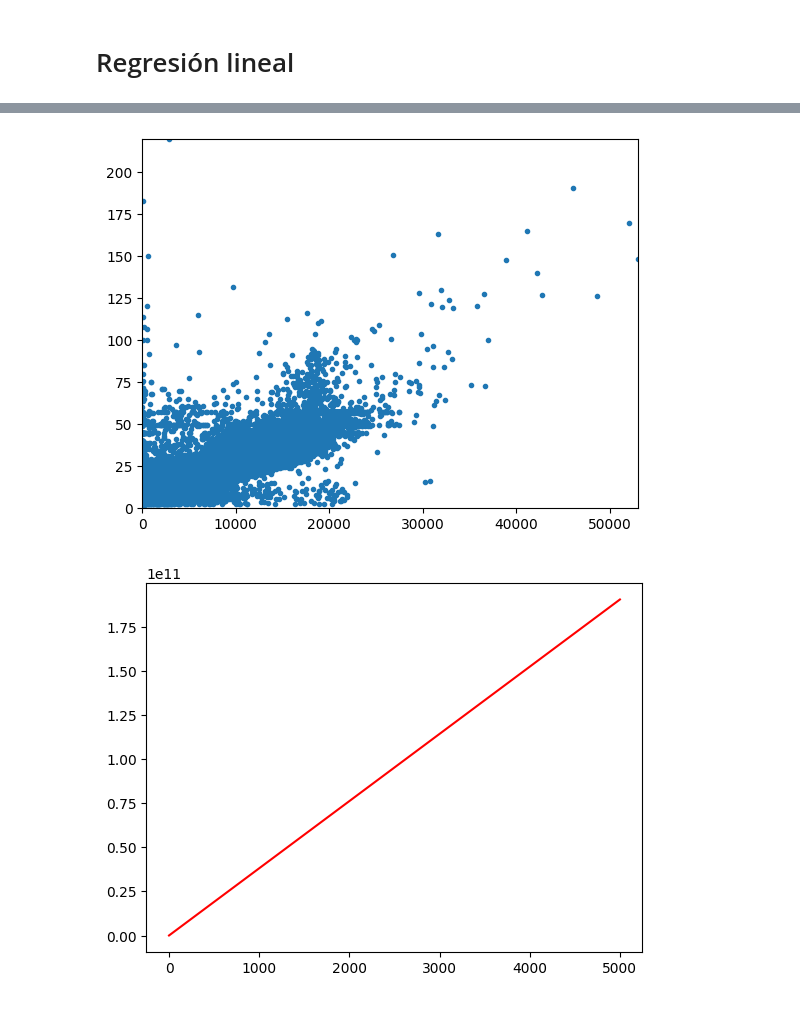
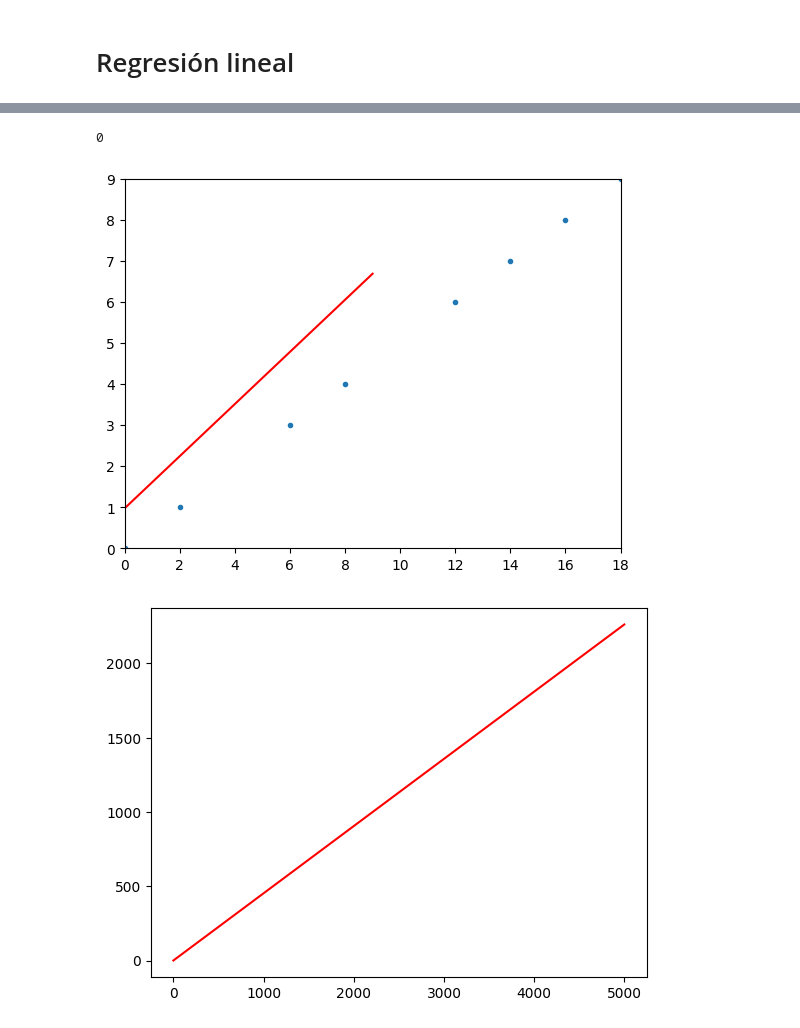
Before and after one commit to gag1005/Mineria-de-datos, a Jupyter notebook: practica3/practica3.ipynb, the cells around one changed output, grey strips where cells are left out. Cells and saved outputs as stored; diff of their text form; code cells hidden in the pictures.

```diff
--- a/practica3/practica3.ipynb
+++ b/practica3/practica3.ipynb
@@ -135,0 +131,3 @@ df.head()
+# %%
+df = pd.DataFrame([[x, 2 * x, 3 * x] for x in range(10)], columns=['a', 'b', 'c'])
+df.head()
@@ -136,8 +146,8 @@ df.head()
 # %% [markdown]
 # Creación de los conjuntos de test y train
 # %%
-x = df.drop('fare_amount', axis=1)
-y = pd.DataFrame(df['fare_amount'])
+x = df.drop('a', axis=1)
+y = pd.DataFrame(df['a'])
 
 xTrain, xTest, yTrain, yTest = train_test_split(x, y, test_size=0.2)
 
@@ -159,6 +169,6 @@ yTest: (38652, 1)
 from linReg import LinRegClassifier
 import matplotlib.pyplot as plt
 # %%
-classifier = LinRegClassifier(xTrain, yTrain, numIter=5, lRate=0.000001)
+classifier = LinRegClassifier(xTrain, yTrain, numIter=20, lRate=0.0001)
 classifier.train()
 # %% [output]
@@ -182,26 +206,28 @@ classifier.train()
 # %%
-attr = 'distance_run'
+attr = 'b'
 # %%
 # Distance run
 
 plt.scatter(xTrain[attr].to_numpy(), yTrain, marker=".")
 plt.ylim([0, np.max(yTrain.to_numpy())])
 plt.xlim([0, np.max(xTrain[attr].to_numpy())])
 
 # El índice del atributo seleccionado
-attrPos = df.columns.to_list().index(attr)
+attrPos = df.drop('a', axis=1).columns.to_list().index(attr)
+print(attrPos)
 
 x = np.linspace(0, np.max(yTrain.to_numpy()), 10)
 y = [classifier.coefs[attrPos] * i + classifier.coefs[-1] for i in x]
 plt.plot(x, y, color="red");
 # %% [output]
+0
-[figure, old version]
+[figure, new version]
 # %%
 x = np.linspace(0, 5000, 100000)
 y = [classifier.coefs[1] * i + classifier.coefs[-1] for i in x]
 plt.plot(x, y, color="red");
 # %% [output]
-[figure, old version]
+[figure, new version]
 # %%
 plt.plot(classifier.d)
 # %% [output]
```
Also changed, not shown: parts of 13 cells of this notebook, 1 other file.
